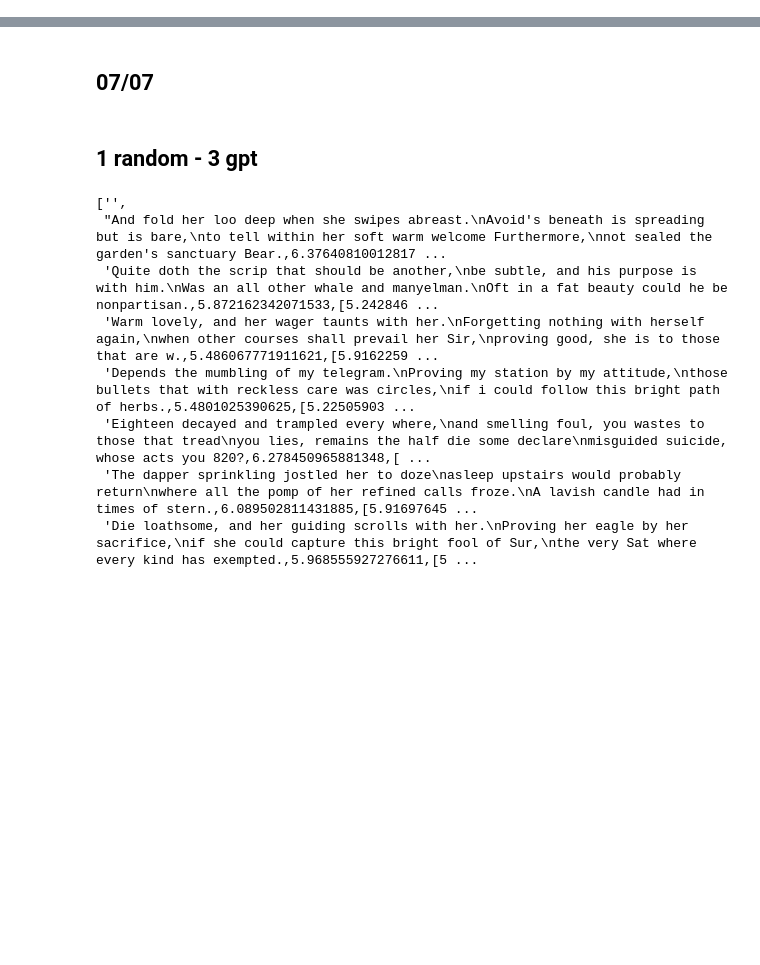
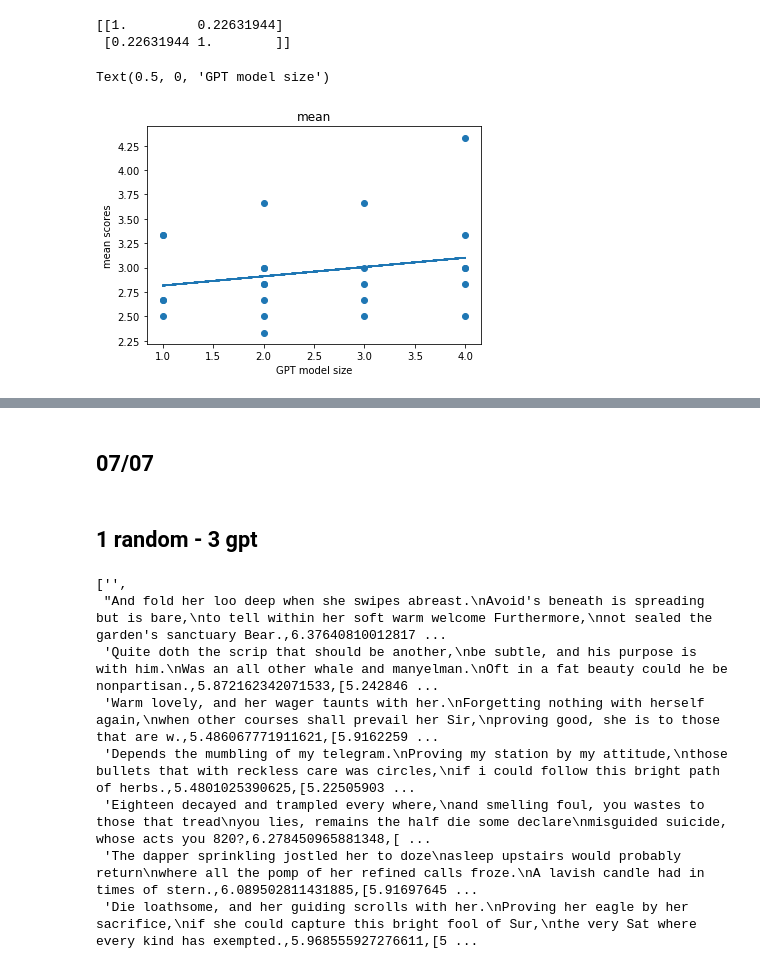
Before and after one commit to edwinagnew/Poetix_Sonnets, a Jupyter notebook: py_files/score_explore.ipynb, the cells around one changed output, grey strips where cells are left out. Drawn from its saved outputs; the diff is of its cells as text; code cells hidden in the pictures; blank space fills up the shorter version.

```diff
--- a/py_files/score_explore.ipynb
+++ b/py_files/score_explore.ipynb
@@ -4,0 +61,17 @@ import numpy as np
+# %%
+y = mean_scores = [3.0, 3.6666666666666665, 3.3333333333333335, 2.5, 3.0, 2.6666666666666665, 3.6666666666666665, 2.6666666666666665, 2.5, 4.333333333333333, 2.8333333333333335, 2.8333333333333335, 3.3333333333333335, 2.6666666666666665, 3.0, 2.8333333333333335, 2.8333333333333335, 3.0, 2.3333333333333335, 3.3333333333333335, 3.0, 2.5, 2.6666666666666665, 2.5]
+x = model_size
+
+m, b = np.polyfit(np.array(x), np.array(y), 1)
+print(np.corrcoef(x,y))
+
+plt.scatter(x, y)
+plt.plot(x, m*np.array(x) + b)
+plt.title("mean")
+plt.ylabel("mean scores")
+plt.xlabel("GPT model size")
+# %% [output]
+[[1.         0.22631944]
+ [0.22631944 1.        ]]
+Text(0.5, 0, 'GPT model size')
+[figure, added]
```
Also changed, not shown: parts of 7 cells of this notebook, 16 other files.
